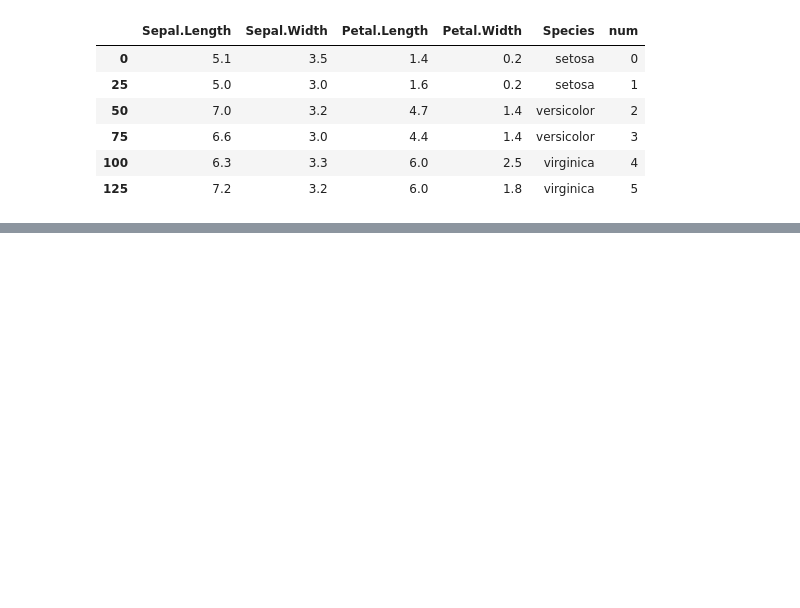
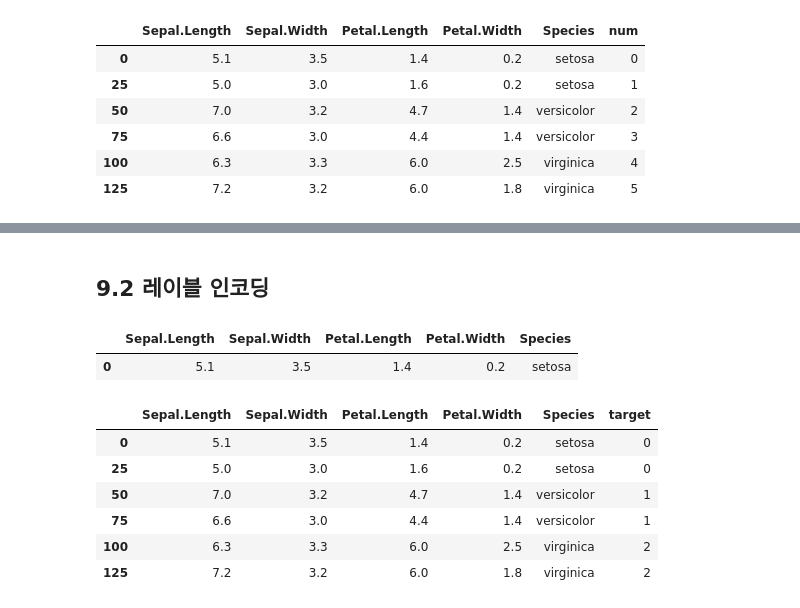
Before and after one commit to comlec/ai_x, a Jupyter notebook: source/01_python/ch11_데이터프레임과시리즈(Pandas)_9절~.ipynb, the cells around one changed output, grey strips where cells are left out. Saved outputs shown, nothing was run; the diff lists cells and outputs as text; code cells hidden in the pictures; blank space fills up the shorter version.

```diff
--- a/source/01_python/ch11_데이터프레임과시리즈(Pandas)_9절~.ipynb
+++ b/source/01_python/ch11_데이터프레임과시리즈(Pandas)_9절~.ipynb
@@ -182,0 +247,21 @@ Name: Sepal.Length, dtype: float64
+# %% [markdown]
+## 9.2 레이블 인코딩
+# %%
+iris.drop('num', axis=1, inplace=True)
+# %% [output]
+|  | Sepal.Length | Sepal.Width | Petal.Length | Petal.Width | Species |
+| 0 | 5.1 | 3.5 | 1.4 | 0.2 | setosa |
+# %%
+# 레이블 인코딩을 지원하는 클래스 import
+from sklearn.preprocessing import LabelEncoder
+le = LabelEncoder() # 객체
+iris['target'] = le.fit_transform(iris.Species)
+iris.iloc[::25]
+# %% [output]
+|  | Sepal.Length | Sepal.Width | Petal.Length | Petal.Width | Species | target |
+| 0 | 5.1 | 3.5 | 1.4 | 0.2 | setosa | 0 |
+| 25 | 5.0 | 3.0 | 1.6 | 0.2 | setosa | 0 |
+| 50 | 7.0 | 3.2 | 4.7 | 1.4 | versicolor | 1 |
+| 75 | 6.6 | 3.0 | 4.4 | 1.4 | versicolor | 1 |
+| 100 | 6.3 | 3.3 | 6.0 | 2.5 | virginica | 2 |
+| 125 | 7.2 | 3.2 | 6.0 | 1.8 | virginica | 2 |
```
Also changed, not shown: parts of 6 cells of this notebook.
